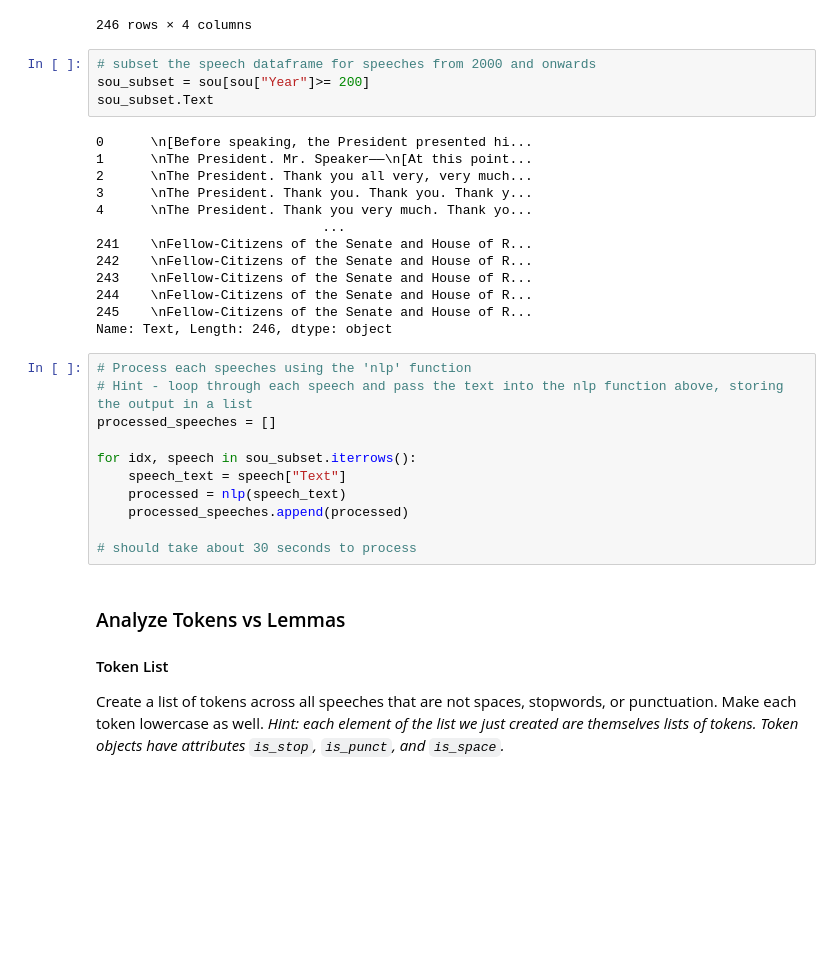
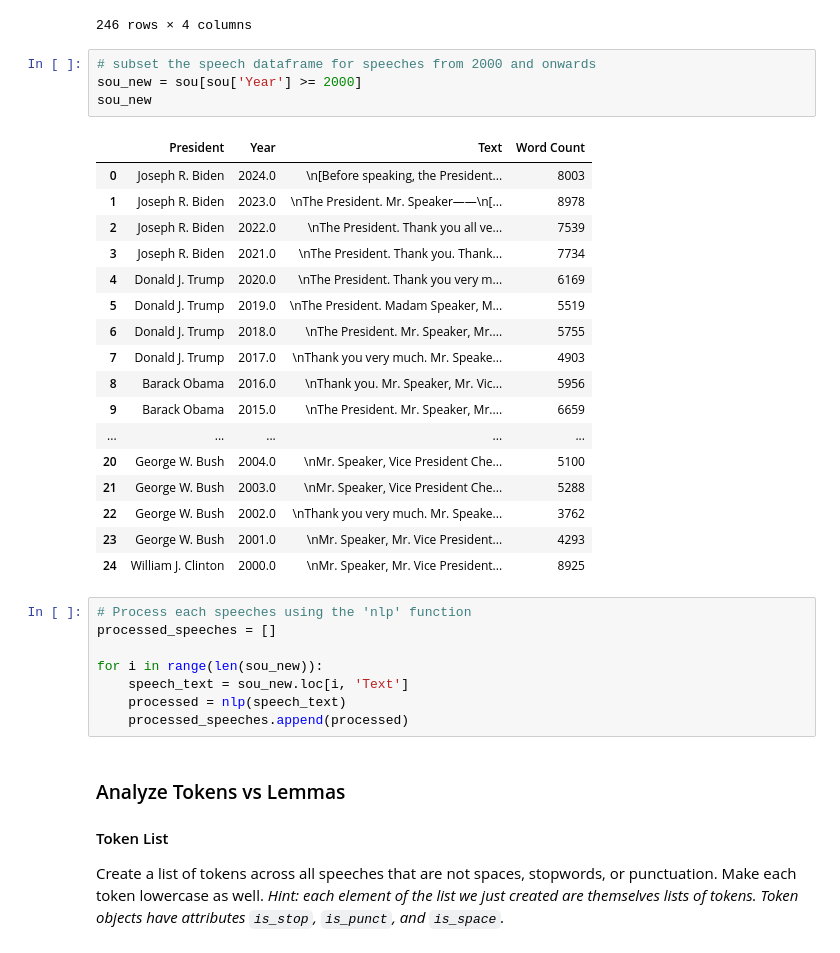
Before and after one commit to UCB-stat-159-f25/proj02-group7, a Jupyter notebook: nlp-P02.ipynb, the cells around one changed output. Saved outputs shown, nothing was run; the diff lists cells and outputs as text; blank space fills up the shorter version.

```diff
--- a/nlp-P02.ipynb
+++ b/nlp-P02.ipynb
@@ -69,32 +106,34 @@ sou
 246 rows × 4 columns
 # %%
 # subset the speech dataframe for speeches from 2000 and onwards
-sou_subset = sou[sou["Year"]>= 200]
-sou_subset.Text
+sou_new = sou[sou['Year'] >= 2000]
+sou_new
 # %% [output]
-0      \n[Before speaking, the President presented hi...
-1      \nThe President. Mr. Speaker——\n[At this point...
-2      \nThe President. Thank you all very, very much...
-3      \nThe President. Thank you. Thank you. Thank y...
-4      \nThe President. Thank you very much. Thank yo...
-                             ...
-241    \nFellow-Citizens of the Senate and House of R...
-242    \nFellow-Citizens of the Senate and House of R...
-243    \nFellow-Citizens of the Senate and House of R...
-244    \nFellow-Citizens of the Senate and House of R...
-245    \nFellow-Citizens of the Senate and House of R...
-Name: Text, Length: 246, dtype: object
+|  | President | Year | Text | Word Count |
+| 0 | Joseph R. Biden | 2024.0 | \n[Before speaking, the President... | 8003 |
+| 1 | Joseph R. Biden | 2023.0 | \nThe President. Mr. Speaker——\n[... | 8978 |
+| 2 | Joseph R. Biden | 2022.0 | \nThe President. Thank you all ve... | 7539 |
+| 3 | Joseph R. Biden | 2021.0 | \nThe President. Thank you. Thank... | 7734 |
+| 4 | Donald J. Trump | 2020.0 | \nThe President. Thank you very m... | 6169 |
+| 5 | Donald J. Trump | 2019.0 | \nThe President. Madam Speaker, M... | 5519 |
+| 6 | Donald J. Trump | 2018.0 | \nThe President. Mr. Speaker, Mr.... | 5755 |
+| 7 | Donald J. Trump | 2017.0 | \nThank you very much. Mr. Speake... | 4903 |
+| 8 | Barack Obama | 2016.0 | \nThank you. Mr. Speaker, Mr. Vic... | 5956 |
+| 9 | Barack Obama | 2015.0 | \nThe President. Mr. Speaker, Mr.... | 6659 |
+| ... | ... | ... | ... | ... |
+| 20 | George W. Bush | 2004.0 | \nMr. Speaker, Vice President Che... | 5100 |
+| 21 | George W. Bush | 2003.0 | \nMr. Speaker, Vice President Che... | 5288 |
+| 22 | George W. Bush | 2002.0 | \nThank you very much. Mr. Speake... | 3762 |
+| 23 | George W. Bush | 2001.0 | \nMr. Speaker, Mr. Vice President... | 4293 |
+| 24 | William J. Clinton | 2000.0 | \nMr. Speaker, Mr. Vice President... | 8925 |
 # %%
 # Process each speeches using the 'nlp' function
-# Hint - loop through each speech and pass the text into the nlp function above, storing the output in a list
 processed_speeches = []
 
-for idx, speech in sou_subset.iterrows():
-    speech_text = speech["Text"]
+for i in range(len(sou_new)):
+    speech_text = sou_new.loc[i, 'Text']
     processed = nlp(speech_text)
     processed_speeches.append(processed)
-
-# should take about 30 seconds to process
 # %% [markdown]
 ### Analyze Tokens vs Lemmas
 
```
Also changed, not shown: parts of 11 cells of this notebook, 1 other file.
